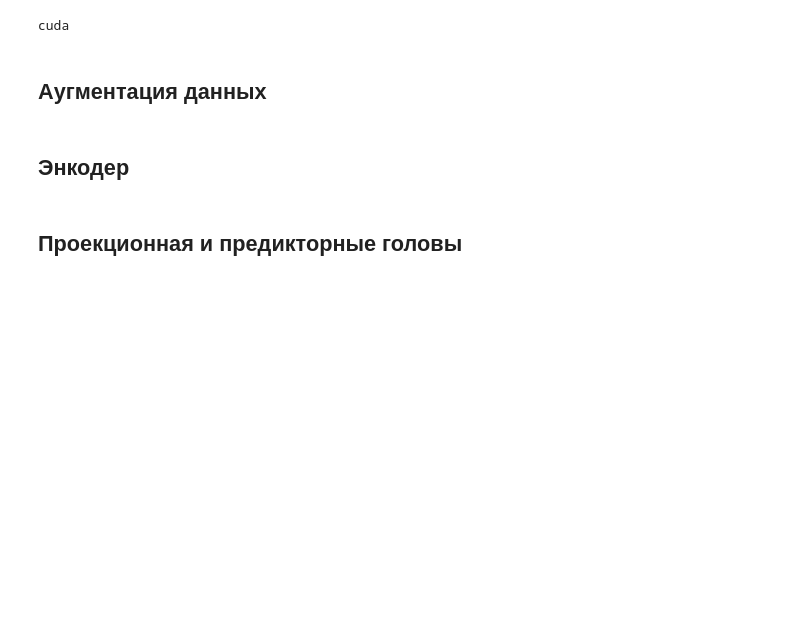
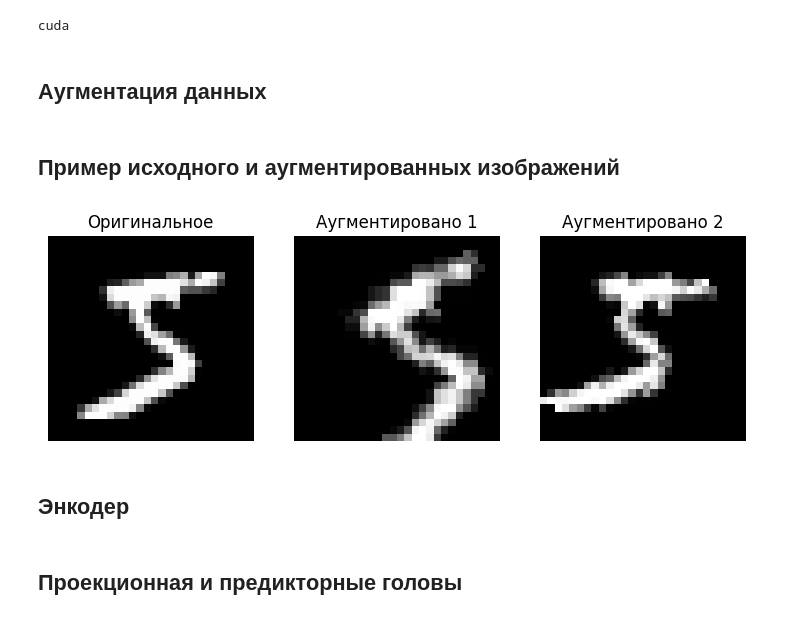
Before and after one commit to andreymokriev/MiniBYOL, a Jupyter notebook: MiniBYOL.ipynb, the cells around one changed output. Drawn from its saved outputs; the diff is of its cells as text; code cells hidden in the pictures; blank space fills up the shorter version.

Commit message:
Пример аугментации для отчета

```diff
--- a/MiniBYOL.ipynb
+++ b/MiniBYOL.ipynb
@@ -59,6 +59,33 @@ linear_aug = transforms.Compose([
     transforms.ToTensor(),
     transforms.Normalize((0.1307,), (0.3081,))
 ])
+# %% [markdown]
+## Пример исходного и аугментированных изображений
+# %%
+mnist_ds = datasets.MNIST(root='./data', train=True, transform=None, download=True)
+# %%
+img, label = mnist_ds[0]
+v1, v2 = TwoTransform(mnist_aug)(img)
+
+def unnormalize(tensor):
+    return tensor * 0.3081 + 0.1307
+
+v1_img = unnormalize(v1).squeeze().numpy()
+v2_img = unnormalize(v2).squeeze().numpy()
+orig_img = transforms.ToTensor()(img).squeeze().numpy()
+# %%
+fig, axes = plt.subplots(1, 3, figsize=(9,3))
+axes[0].imshow(orig_img, cmap='gray')
+axes[0].set_title("Оригинальное")
+axes[1].imshow(v1_img, cmap='gray')
+axes[1].set_title("Аугментировано 1")
+axes[2].imshow(v2_img, cmap='gray')
+axes[2].set_title("Аугментировано 2")
+for ax in axes:
+    ax.axis('off')
+plt.show()
+# %% [output]
+[figure, added]
 # %% [markdown]
 ## Энкодер
 # %%
```
